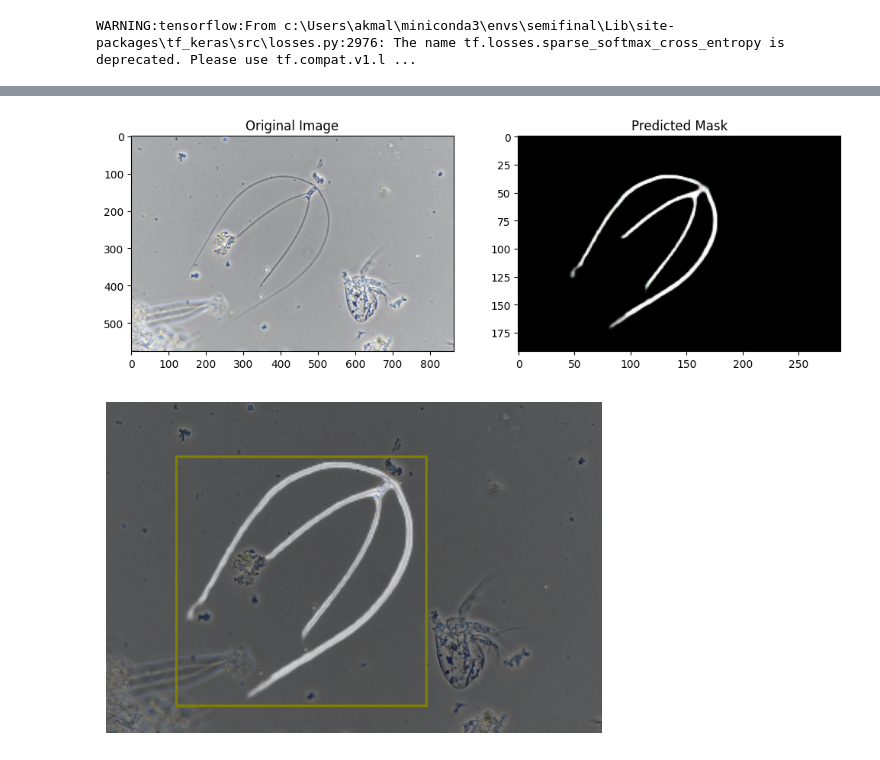
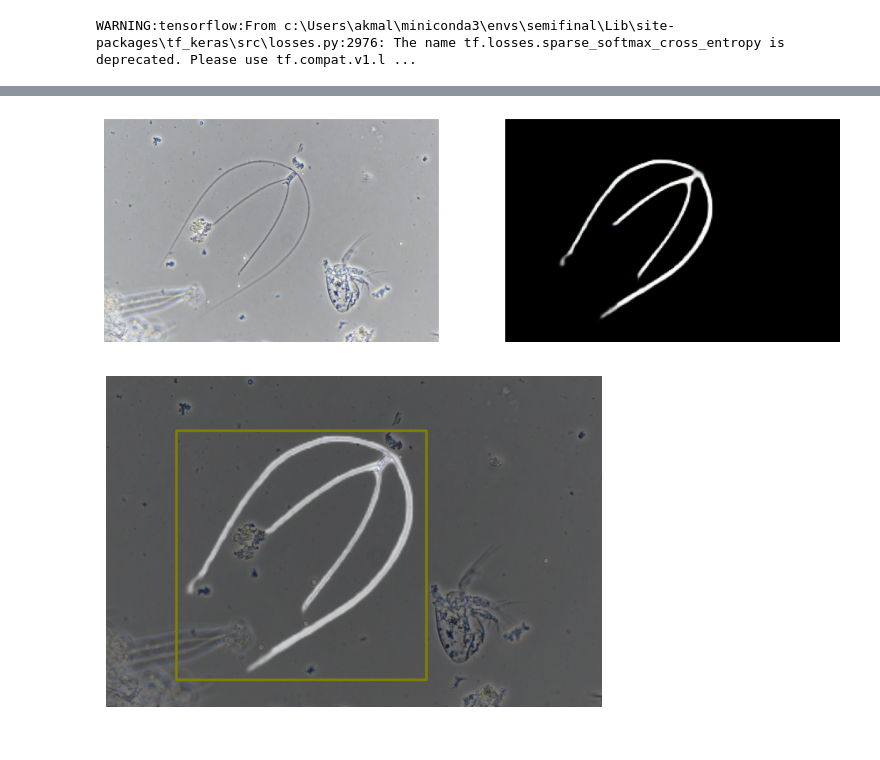
Before and after one commit to mzkki25/planktoscan, a Jupyter notebook: notebook/fitoplankton-testing.ipynb, the cells around one changed output, grey strips where cells are left out. Cells and saved outputs as stored; diff of their text form; code cells hidden in the pictures.

Commit message:
change notebook image classification

```diff
--- a/notebook/fitoplankton-testing.ipynb
+++ b/notebook/fitoplankton-testing.ipynb
@@ -72,14 +72,17 @@ def visualize_prediction(original_image, predicted_mask):
 
     plt.subplot(1, 2, 1)
     plt.imshow(original_image)
-    plt.title("Original Image")
+    plt.axis('off')
 
     plt.subplot(1, 2, 2)
     plt.imshow(predicted_mask, cmap='gray')
-    plt.title("Predicted Mask")
+    plt.axis('off')
 
     plt.show()
 
-actual_image, predicted_mask = input_image("../dataset/base/image/Chaetoceros peruvianus/Chaetoceros peruvianus 1_horizontal.jpg", tfk.models.load_model("../model/segmentation/deeplab_segmentation_plankton"))
+actual_image, predicted_mask = input_image(
+    "../dataset/base/image/Chaetoceros peruvianus/Chaetoceros peruvianus 1_horizontal.jpg",
+    tfk.models.load_model("../model/segmentation/deeplab_segmentation_plankton")
+)
 visualize_prediction(actual_image, predicted_mask)
 # %% [output]
@@ -93,4 +91,4 @@ WARNING:tensorflow:From c:\Users\akmal\miniconda3\envs\semifinal\Lib\site-packag
-[figure, old version]
+[figure, new version]
 # %%
 def detect_and_save_contours(img_path: str, mask_path: str, output_path: str):
     img = cv2.imread(img_path)
```
Also changed, not shown: parts of 3 cells of this notebook, 5 other files.
